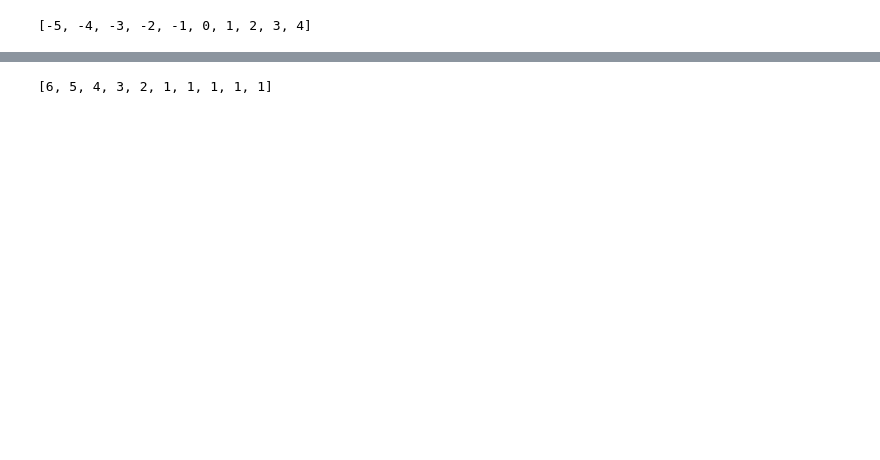
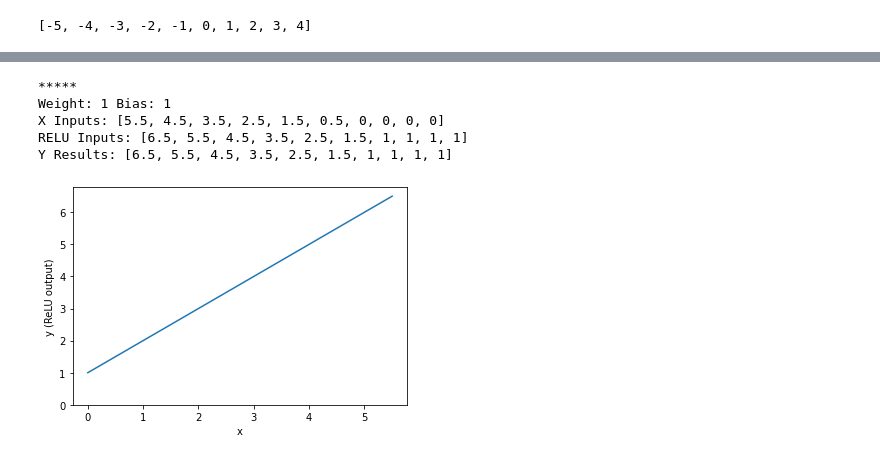
Before and after one commit to Benjy96/MINST_NeuralNetwork, a Jupyter notebook: examples-and-concepts/ReLU.ipynb, the cells around one changed output, grey strips where cells are left out. Cells and saved outputs as stored; diff of their text form; code cells hidden in the pictures; blank space fills up the shorter version.

```diff
--- a/examples-and-concepts/ReLU.ipynb
+++ b/examples-and-concepts/ReLU.ipynb
@@ -67,8 +79,12 @@ y1 = run_ReLU_neuron(weight=-1, bias=0, x_inputs=X)
 # %%
 # y2 = ReLU((w2 * y1) + b2)
-y2 = run_ReLU_neuron(weight=1, bias=1, x_inputs=y1)
-print(y2)
+y2 = run_ReLU_neuron(weight=1, bias=1, x_inputs=y1, debug=True, plot=True)
 # %% [output]
-[6, 5, 4, 3, 2, 1, 1, 1, 1, 1]
+*****
+Weight: 1 Bias: 1
+X Inputs: [5.5, 4.5, 3.5, 2.5, 1.5, 0.5, 0, 0, 0, 0]
+RELU Inputs: [6.5, 5.5, 4.5, 3.5, 2.5, 1.5, 1, 1, 1, 1]
+Y Results: [6.5, 5.5, 4.5, 3.5, 2.5, 1.5, 1, 1, 1, 1]
+[figure, added]
 # %%
 plt.plot(X, y2)
```
Also changed, not shown: parts of 5 cells of this notebook.
